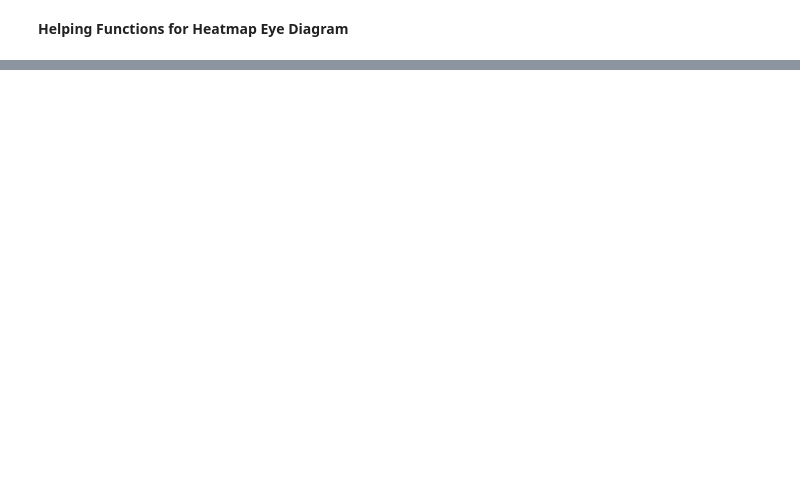
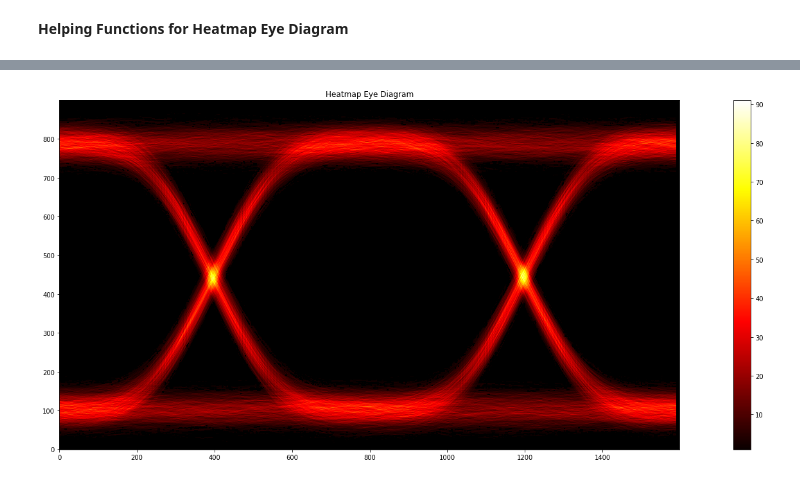
Before and after one commit to PrapasAntonis99/Heatmap_Eye_Diagram, a Jupyter notebook: eye diagram.ipynb, the cells around one changed output, grey strips where cells are left out. Drawn from its saved outputs; the diff is of its cells as text; code cells hidden in the pictures; blank space fills up the shorter version.

```diff
--- a/eye diagram.ipynb
+++ b/eye diagram.ipynb
@@ -161,0 +175,4 @@ plt.show()
+# %%
+eye_diagram(signal_filtered, period, 'high')
+# %% [output]
+[figure, added]
```
Also changed, not shown: parts of 14 cells of this notebook.
